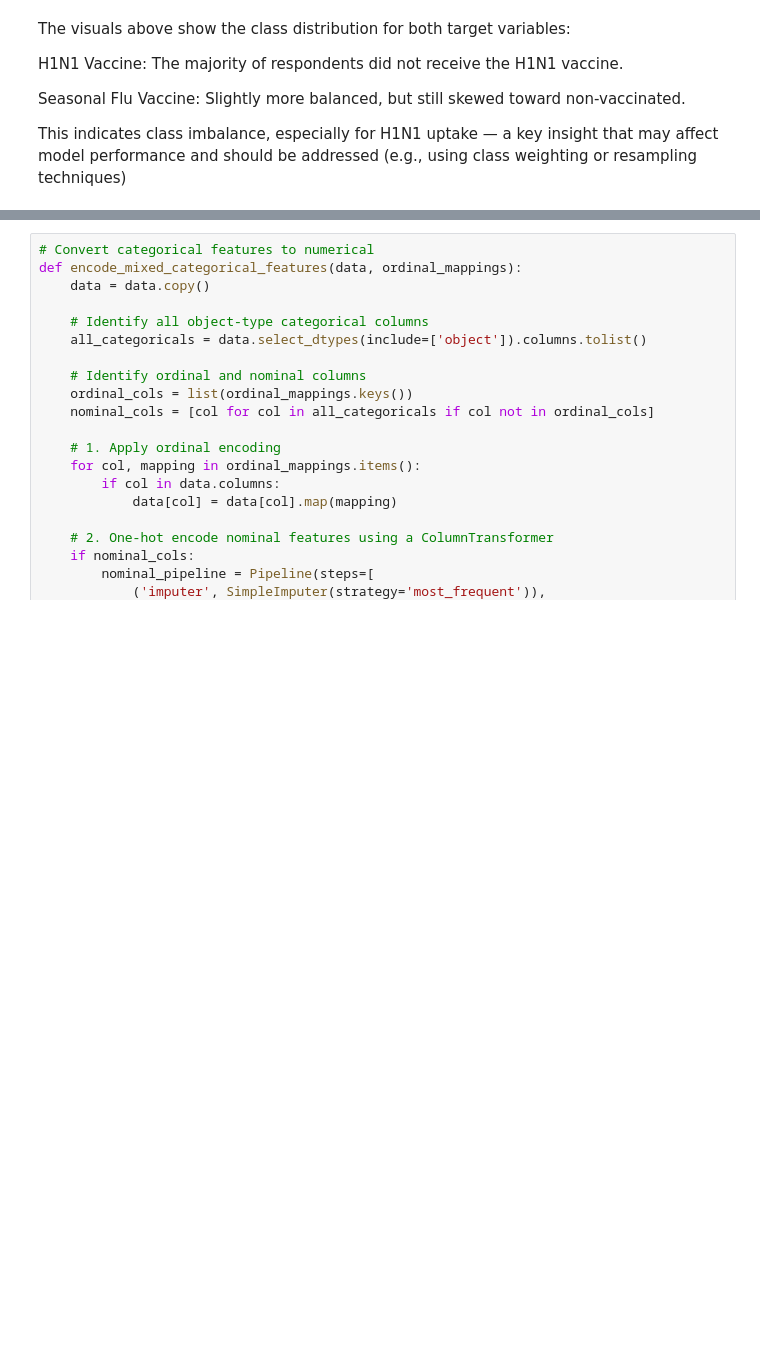
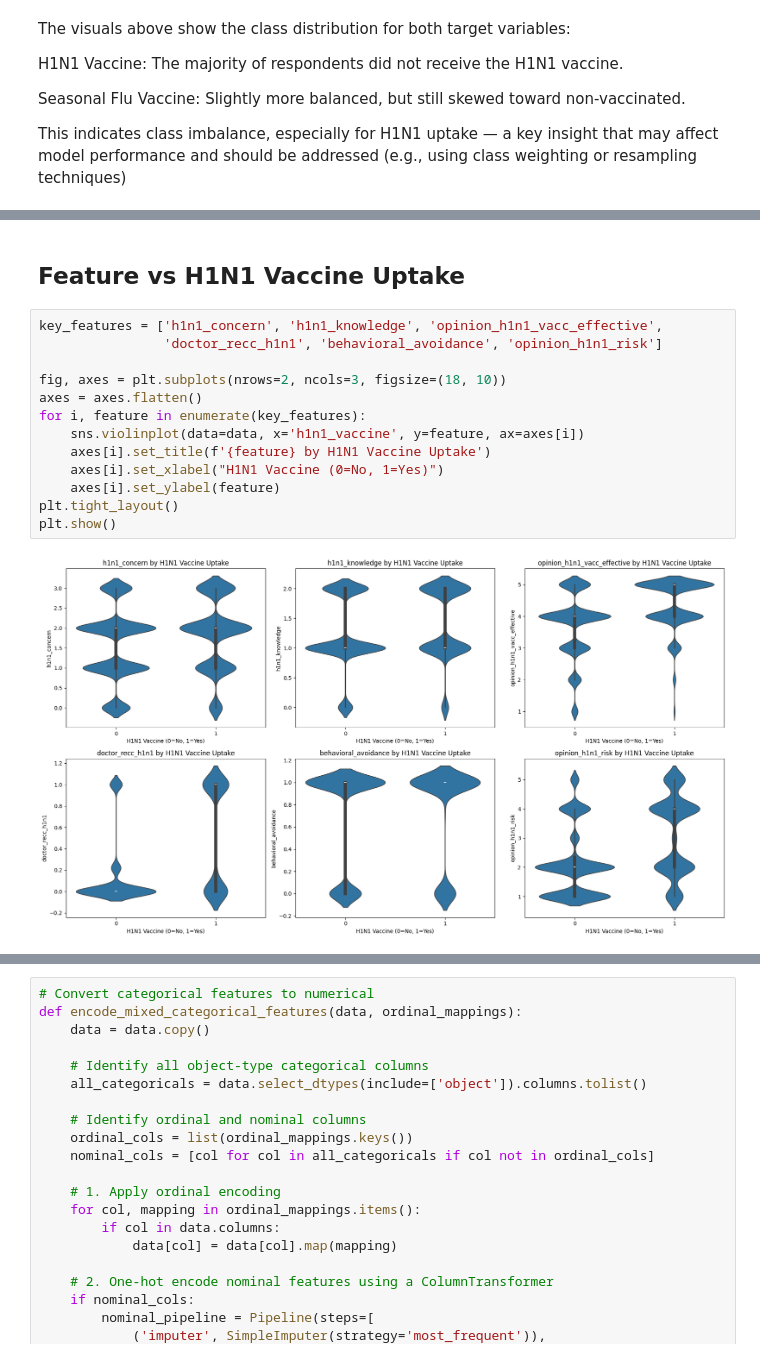
Before and after one commit to Amoitw/Predicting-Vaccines-Uptake, a Jupyter notebook: notebook.ipynb, the cells around one changed output, grey strips where cells are left out. Saved outputs shown, nothing was run; the diff lists cells and outputs as text; blank space fills up the shorter version.

```diff
--- a/notebook.ipynb
+++ b/notebook.ipynb
@@ -352,0 +360,17 @@ plot_categorical_features_vs_target('seasonal_vaccine', categorical_features, da
+# %% [markdown]
+## Feature vs H1N1 Vaccine Uptake
+# %%
+key_features = ['h1n1_concern', 'h1n1_knowledge', 'opinion_h1n1_vacc_effective',
+                'doctor_recc_h1n1', 'behavioral_avoidance', 'opinion_h1n1_risk']
+
+fig, axes = plt.subplots(nrows=2, ncols=3, figsize=(18, 10))
+axes = axes.flatten()
+for i, feature in enumerate(key_features):
+    sns.violinplot(data=data, x='h1n1_vaccine', y=feature, ax=axes[i])
+    axes[i].set_title(f'{feature} by H1N1 Vaccine Uptake')
+    axes[i].set_xlabel("H1N1 Vaccine (0=No, 1=Yes)")
+    axes[i].set_ylabel(feature)
+plt.tight_layout()
+plt.show()
+# %% [output]
+[figure, added]
```
Also changed, not shown: parts of 37 cells of this notebook, 2 other files.
